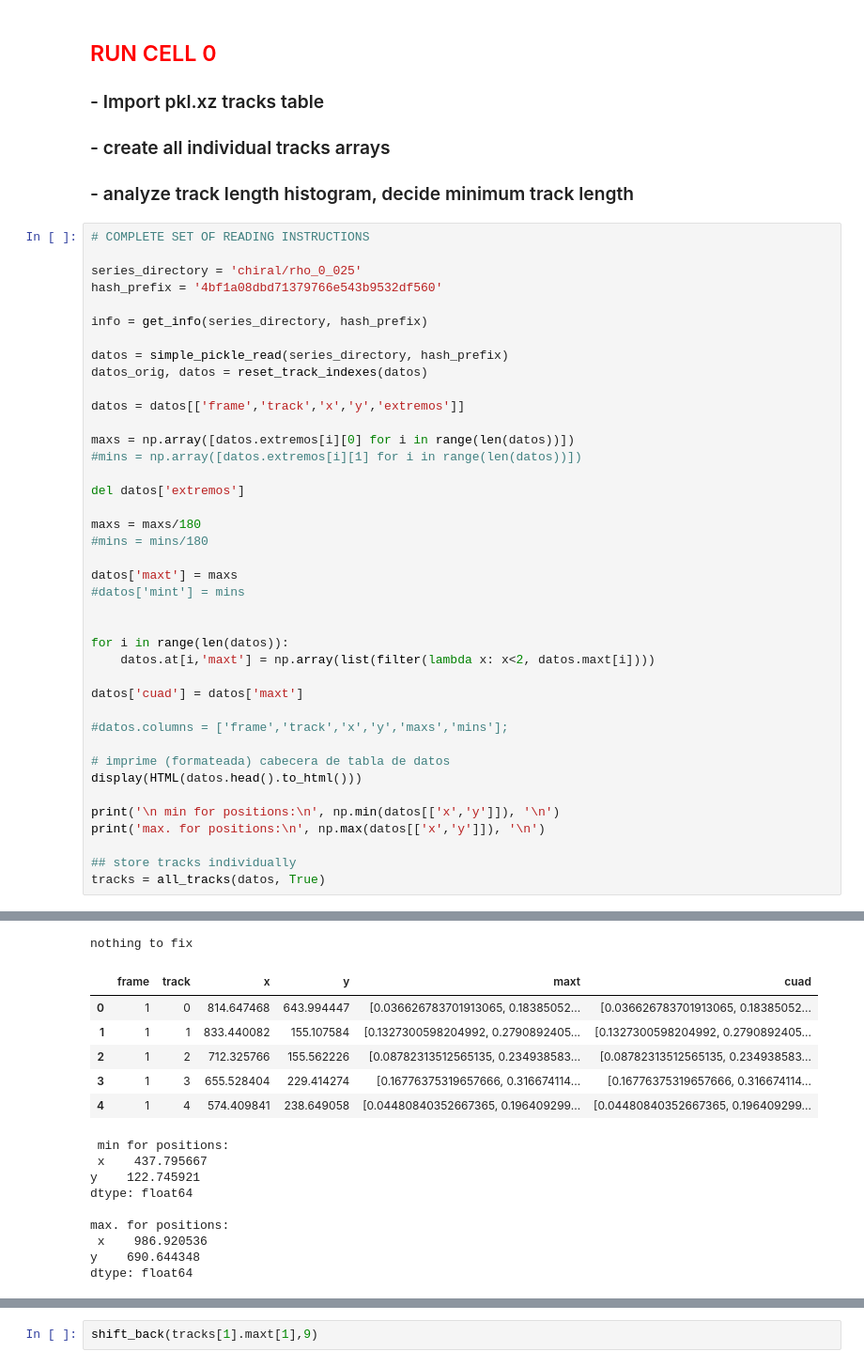
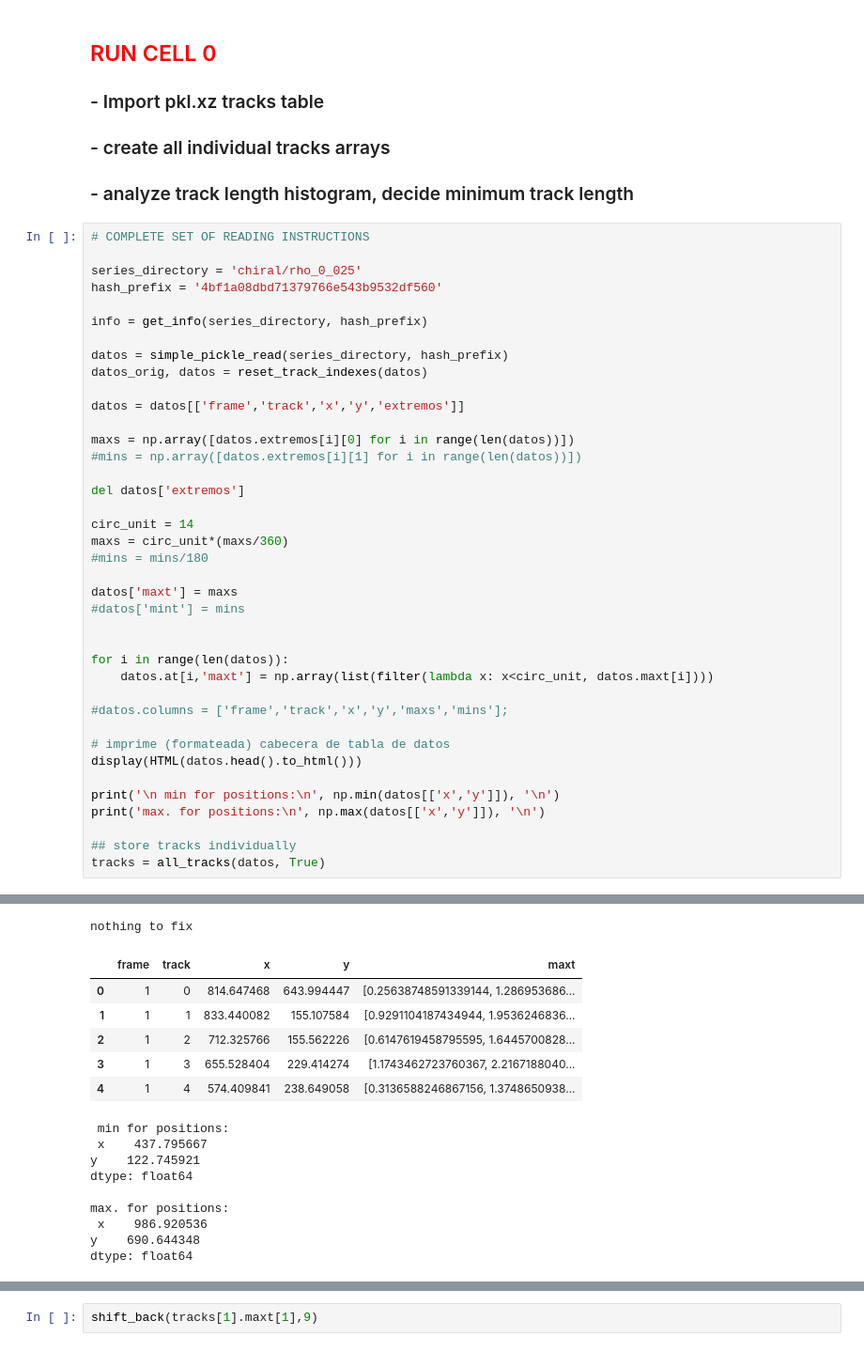
Before and after one commit to fvegar/brownian, a Jupyter notebook: chiral_tracks.ipynb, the cells around one changed output, grey strips where cells are left out. Shown: that part at 94% size. Saved outputs shown, nothing was run; the diff lists cells and outputs as text.

Commit message:
fixed angle track.still needs ang. list length fix

```diff
--- a/chiral_tracks.ipynb
+++ b/chiral_tracks.ipynb
@@ -385,7 +385,8 @@ maxs = np.array([datos.extremos[i][0] for i in range(len(datos))])
 
 del datos['extremos']
 
-maxs = maxs/180
+circ_unit = 14
+maxs = circ_unit*(maxs/360)
 #mins = mins/180
 
 datos['maxt'] = maxs
@@ -393,45 +394,43 @@ datos['maxt'] = maxs
 
 
 for i in range(len(datos)):
-    datos.at[i,'maxt'] = np.array(list(filter(lambda x: x<2, datos.maxt[i])))
-
-datos['cuad'] = datos['maxt']
+    datos.at[i,'maxt'] = np.array(list(filter(lambda x: x<circ_unit, datos.maxt[i])))
 
 #datos.columns = ['frame','track','x','y','maxs','mins'];
 
 # imprime (formateada) cabecera de tabla de datos
 display(HTML(datos.head().to_html()))
 
 print('\n min for positions:\n', np.min(datos[['x','y']]), '\n')
 print('max. for positions:\n', np.max(datos[['x','y']]), '\n')
 
 ## store tracks individually
 tracks = all_tracks(datos, True)
 # %% [output]
 |  | 0 |
 | experiment_id | 4bf1a08dbd71379766e543b9532df560 |
 | original_file | /mnt/beegfs/malopez/serieAspas/se... |
 | date | 2038-01-19 04:18:16 |
 | shape | [1280, 800] |
 | fps | 900 |
 | exposure | 1109 |
 | n_frames | 24981 |
 | recording_time | 27.7567 |
 | camera_distance | 0.95 |
 | pixel_ratio | 1089 |
 | ... | ... |
 | lights | luzLejana |
 | power | 20 |
 | associated_code | /mnt/beegfs/malopez/serieAspas/4b... |
 | ROI_center | [656, 395] |
 | ROI_radius | 408 |
 nothing to fix
-|  | frame | track | x | y | maxt | cuad |
-| 0 | 1 | 0 | 814.647468 | 643.994447 | [0.036626783701913065, 0.18385052... | [0.036626783701913065, 0.18385052... |
-| 1 | 1 | 1 | 833.440082 | 155.107584 | [0.1327300598204992, 0.2790892405... | [0.1327300598204992, 0.2790892405... |
-| 2 | 1 | 2 | 712.325766 | 155.562226 | [0.08782313512565135, 0.234938583... | [0.08782313512565135, 0.234938583... |
-| 3 | 1 | 3 | 655.528404 | 229.414274 | [0.16776375319657666, 0.316674114... | [0.16776375319657666, 0.316674114... |
-| 4 | 1 | 4 | 574.409841 | 238.649058 | [0.04480840352667365, 0.196409299... | [0.04480840352667365, 0.196409299... |
+|  | frame | track | x | y | maxt |
+| 0 | 1 | 0 | 814.647468 | 643.994447 | [0.25638748591339144, 1.286953686... |
+| 1 | 1 | 1 | 833.440082 | 155.107584 | [0.9291104187434944, 1.9536246836... |
+| 2 | 1 | 2 | 712.325766 | 155.562226 | [0.6147619458795595, 1.6445700828... |
+| 3 | 1 | 3 | 655.528404 | 229.414274 | [1.1743462723760367, 2.2167188040... |
+| 4 | 1 | 4 | 574.409841 | 238.649058 | [0.3136588246867156, 1.3748650938... |
  min for positions:
  x    437.795667
 y    122.745921
```
Also changed, not shown: parts of 38 cells of this notebook.
